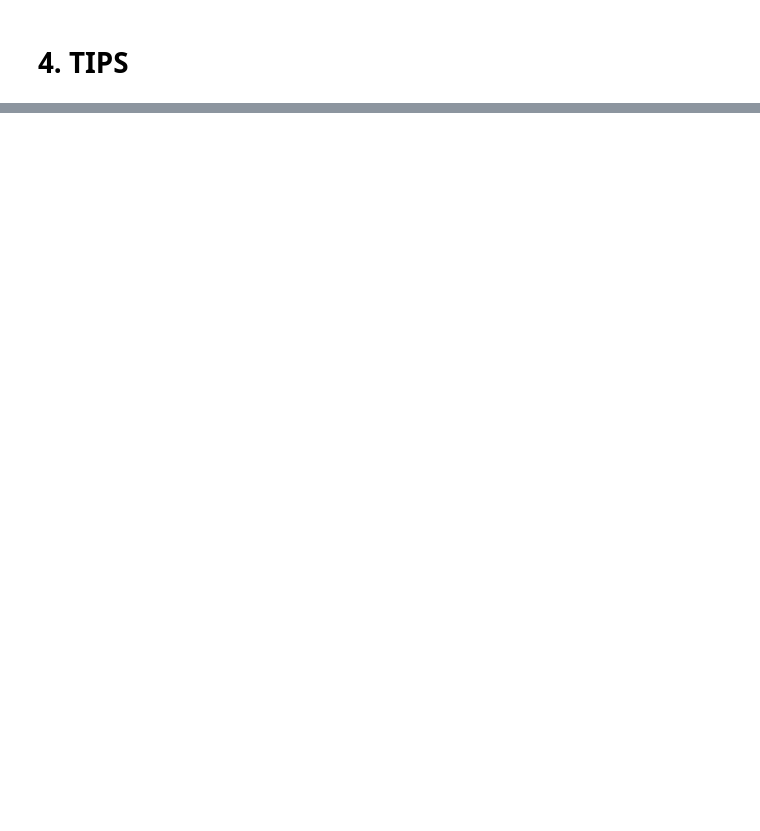
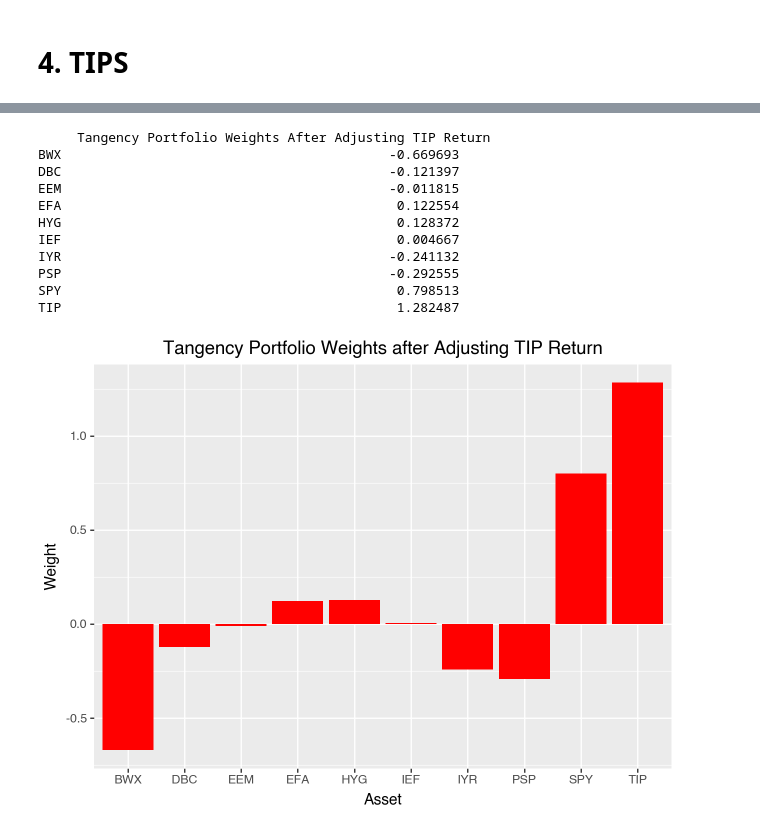
Before and after one commit to skajiyam/FINM-36700-Portfolio-and-Risk-Management, a Jupyter notebook: Harvard’s Endowment/2 Mean-Variance Optimization.ipynb, the cells around one changed output, grey strips where cells are left out. Drawn from its saved outputs; the diff is of its cells as text; code cells hidden in the pictures; blank space fills up the shorter version.

```diff
--- a/Harvard’s Endowment/2 Mean-Variance Optimization.ipynb
+++ b/Harvard’s Endowment/2 Mean-Variance Optimization.ipynb
@@ -166,0 +224,38 @@ Tangency Portfolio - Annualized Sharpe: 2.2040154169479322
+# %%
+#Set expected excess return to TIPS is adjusted to be 0.0012 higher
+#   than what the historic sample shows
+
+excess_returns_copy = excess_returns_df.copy()
+excess_returns_copy["TIP"] = excess_returns_copy["TIP"] + 0.0012
+mean_m_adj = excess_returns_copy.mean()
+vol_m_adj = excess_returns_copy.std(ddof=1)
+sharpe_m_adj = (mean_m_adj / vol_m_adj)
+
+mean_m_adj_values = mean_m_adj.values
+cov_matrix_adj = excess_returns_copy.cov()
+cov_vals_adj = cov_matrix_adj.values
+
+w_unnormalized_adj = np.linalg.inv(cov_vals_adj) @ mean_m_adj_values
+w_tan_adj = w_unnormalized_adj / np.sum(w_unnormalized_adj)
+
+w_tan_adj_df = pd.DataFrame({
+    "Tangency Portfolio Weights After Adjusting TIP Return": w_tan_adj
+}, index=excess_returns_copy.columns)
+print(w_tan_adj_df)
+
+ggplot(w_tan_adj_df, aes(x=w_tan_adj_df.index, y="Tangency Portfolio Weights After Adjusting TIP Return")) + \
+    geom_bar(stat="identity", fill = "red") + \
+    labs(title="Tangency Portfolio Weights after Adjusting TIP Return", x="Asset", y="Weight")
+# %% [output]
+     Tangency Portfolio Weights After Adjusting TIP Return
+BWX                                          -0.669693
+DBC                                          -0.121397
+EEM                                          -0.011815
+EFA                                           0.122554
+HYG                                           0.128372
+IEF                                           0.004667
+IYR                                          -0.241132
+PSP                                          -0.292555
+SPY                                           0.798513
+TIP                                           1.282487
+[figure, added]
```
Also changed, not shown: parts of 7 cells of this notebook.
